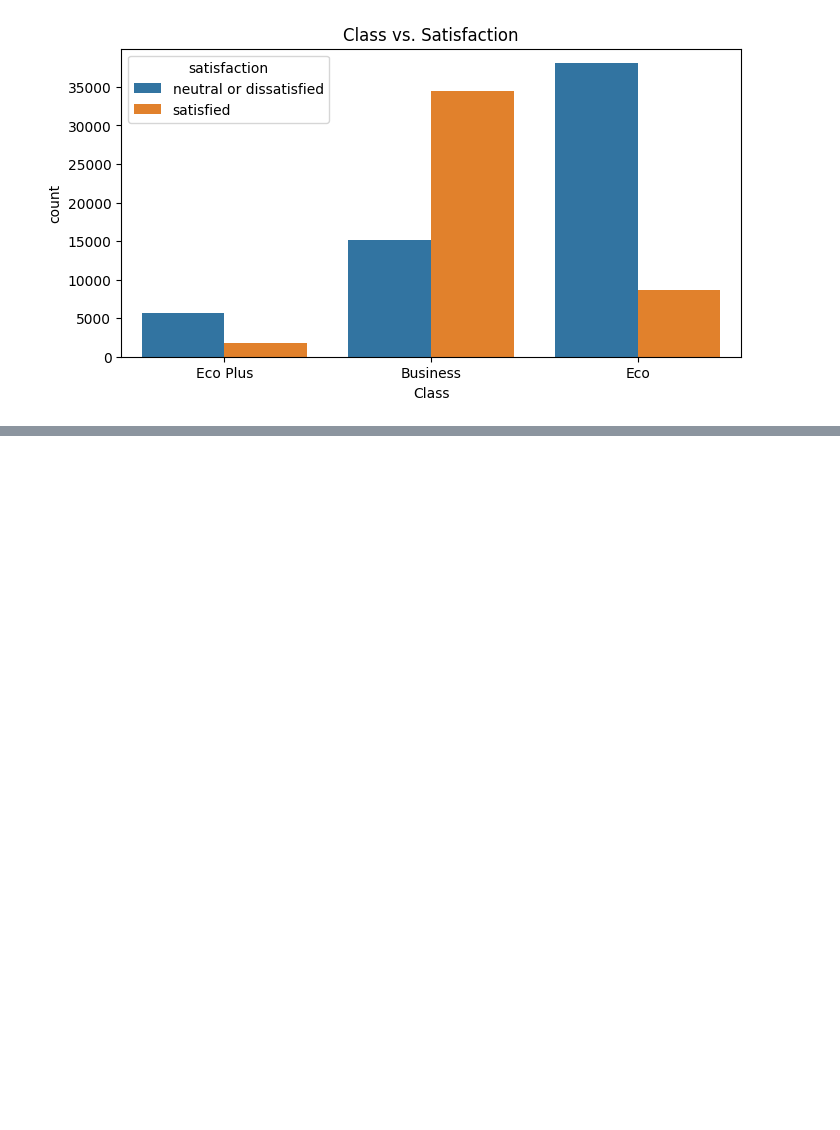
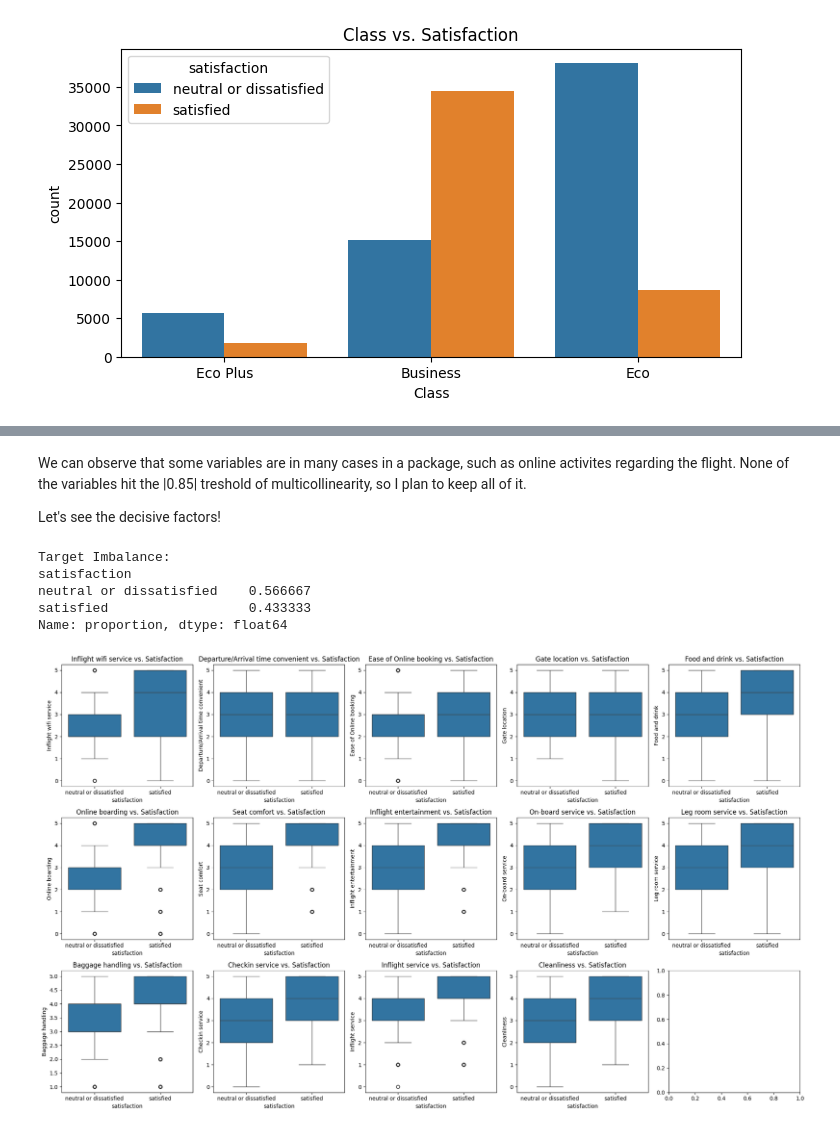
Before and after one commit to bence-szabo-git/ESMT_IML, a Jupyter notebook: notebooks/Satisfaction_Homework.ipynb, the cells around one changed output, grey strips where cells are left out. Cells and saved outputs as stored; diff of their text form; code cells hidden in the pictures; blank space fills up the shorter version.

```diff
--- a/notebooks/Satisfaction_Homework.ipynb
+++ b/notebooks/Satisfaction_Homework.ipynb
@@ -14,21 +23,3 @@ df_train = pd.read_csv(f"{path}/train.csv")
 df_test = pd.read_csv(f"{path}/test.csv")
 # %% [output]
 Path to dataset files: /home/codespace/.cache/kagglehub/datasets/teejmahal20/airline-passenger-satisfaction/versions/1
-# %%
-
-
-# Target Imbalance Check
-print("Target Imbalance:")
-print(df_train['satisfaction'].value_counts(normalize=True))
-
-# Service Ratings vs. Satisfaction (Box plots for key ratings)
-service_ratings = ['Inflight wifi service', 'Departure/Arrival time convenient', 'Ease of Online booking',
-                   'Gate location', 'Food and drink', 'Online boarding', 'Seat comfort',
-                   'Inflight entertainment', 'On-board service', 'Leg room service', 'Baggage handling',
-                   'Checkin service', 'Inflight service', 'Cleanliness']
-
-for rating in service_ratings[:1]:
-    plt.figure(figsize=(8, 4))
-    sns.boxplot(data=df_train, x='satisfaction', y=rating)
-    plt.title(f'{rating} vs. Satisfaction')
-    plt.show()
@@ -76,0 +122,27 @@ plt.show()
+# %% [markdown]
+We can observe that some variables are in many cases in a package, such as online activites regarding the flight. None of the variables hit the |0.85| treshold of multicollinearity, so I plan to keep all of it.
+
+Let's see the decisive factors!
+# %%
+# Target Imbalance Check
+print("Target Imbalance:")
+print(df_train['satisfaction'].value_counts(normalize=True))
+
+
+
+fig, axes = plt.subplots(nrows=3, ncols=5, figsize=(20, 12))
+axes = axes.flatten()
+
+for i, rating in enumerate(service_ratings):
+    sns.boxplot(data=df_train, x='satisfaction', y=rating, ax=axes[i])
+    axes[i].set_title(f'{rating} vs. Satisfaction')
+
+plt.tight_layout()
+plt.show()
+# %% [output]
+Target Imbalance:
+satisfaction
+neutral or dissatisfied    0.566667
+satisfied                  0.433333
+Name: proportion, dtype: float64
+[figure, added]
```
Also changed, not shown: parts of 21 cells of this notebook.
